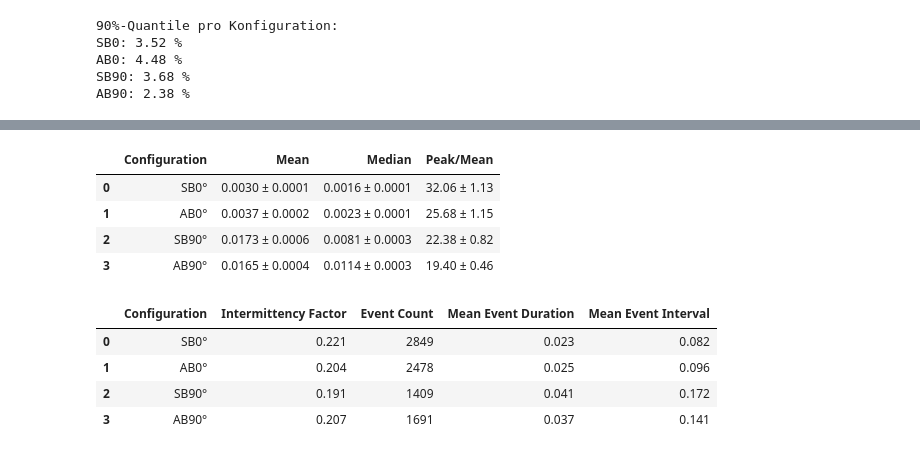
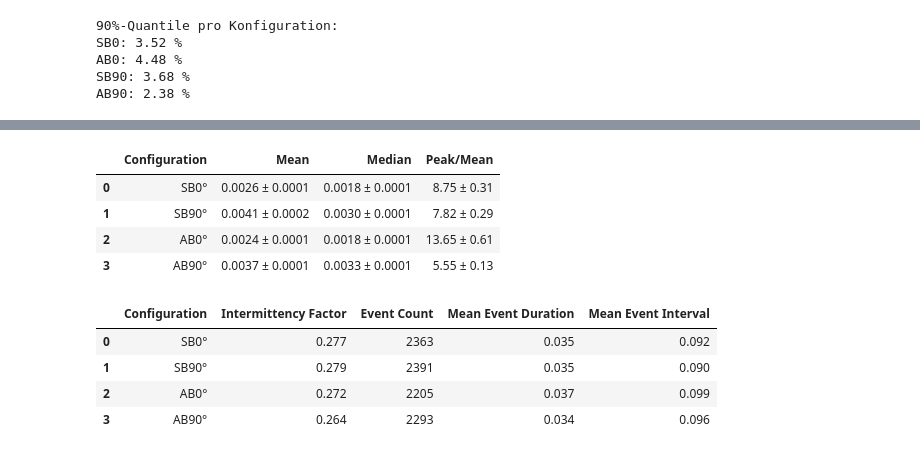
Before and after one commit to noradoralaexploradora/windtunnelsofware, a Jupyter notebook: DataAnalysis.ipynb, the cells around one changed output, grey strips where cells are left out. Cells and saved outputs as stored; diff of their text form; code cells hidden in the pictures.

```diff
--- a/DataAnalysis.ipynb
+++ b/DataAnalysis.ipynb
@@ -686,3 +694,13 @@ plt.show()
+# %%
+# choose files
+files_analysis = [
+"UBA_thesis_061.ts#0",
+"UBA_thesis_012.ts#0",
+"UBA_thesis_041.ts#0",
+"UBA_thesis_027.ts#0"]
+
+ts_list = [conc_ts[namelist[0]][f] for f in files_analysis]
+labels = [ts.config_name for ts in ts_list]
 # %%
 from scipy import stats
 from windtunnel.concentration.CompareDatasets import create_boxplot
@@ -781,15 +815,4 @@ Boxplot gespeichert unter: /Users/norakaiser/Masterthesis/WTSoftwareUtilitiesSha
 # %%
-files_for_table = [
-    "UBA_thesis_060.ts#0",
-    "UBA_thesis_011.ts#0",
-    "UBA_thesis_040.ts#0",
-    "UBA_thesis_026.ts#0"
-]
-
-# Zeitserien laden
-ts_list = [conc_ts[namelist[0]][f] for f in files_for_table]
-labels = [ts.config_name for ts in ts_list]
-
 # --- Statistik-Tabelle ---
 table_stats = []
 table_intermittency = []
@@ -825,41 +848,41 @@ for ts, lbl in zip(ts_list, labels):
     intermittency = ts.calculate_intermittency(
         dimensionless=True,
         threshold_type='ratio',
         threshold_method='mean',
         threshold_factor=1.5
     )
 
     # Tabelle 2: Intermittency
     table_intermittency.append({
         "Configuration": lbl,
         "Intermittency Factor": f"{intermittency['intermittency_factor']:.3f}",
         "Event Count": intermittency['event_count'],
         "Mean Event Duration": f"{intermittency['mean_event_duration']:.3f}",
         "Mean Event Interval": f"{intermittency['mean_event_interval']:.3f}"
     })
 
 # DataFrames erstellen
 df_stats = pd.DataFrame(table_stats)
 df_intermittency = pd.DataFrame(table_intermittency)
 
 # CSV-Dateien speichern
 df_stats.to_csv(f"{output_path}/stats_{point_name}.csv", index=False)
 df_intermittency.to_csv(f"{output_path}/stats_intermittency_{point_name}.csv", index=False)
 
 # Anzeige (optional)
 display(df_stats)
 display(df_intermittency)
 # %% [output]
 |  | Configuration | Mean | Median | Peak/Mean |
-| 0 | SB0° | 0.0030 ± 0.0001 | 0.0016 ± 0.0001 | 32.06 ± 1.13 |
-| 1 | AB0° | 0.0037 ± 0.0002 | 0.0023 ± 0.0001 | 25.68 ± 1.15 |
-| 2 | SB90° | 0.0173 ± 0.0006 | 0.0081 ± 0.0003 | 22.38 ± 0.82 |
-| 3 | AB90° | 0.0165 ± 0.0004 | 0.0114 ± 0.0003 | 19.40 ± 0.46 |
+| 0 | SB0° | 0.0026 ± 0.0001 | 0.0018 ± 0.0001 | 8.75 ± 0.31 |
+| 1 | SB90° | 0.0041 ± 0.0002 | 0.0030 ± 0.0001 | 7.82 ± 0.29 |
+| 2 | AB0° | 0.0024 ± 0.0001 | 0.0018 ± 0.0001 | 13.65 ± 0.61 |
+| 3 | AB90° | 0.0037 ± 0.0001 | 0.0033 ± 0.0001 | 5.55 ± 0.13 |
 |  | Configuration | Intermittency Factor | Event Count | Mean Event Duration | Mean Event Interval |
-| 0 | SB0° | 0.221 | 2849 | 0.023 | 0.082 |
-| 1 | AB0° | 0.204 | 2478 | 0.025 | 0.096 |
-| 2 | SB90° | 0.191 | 1409 | 0.041 | 0.172 |
-| 3 | AB90° | 0.207 | 1691 | 0.037 | 0.141 |
+| 0 | SB0° | 0.277 | 2363 | 0.035 | 0.092 |
+| 1 | SB90° | 0.279 | 2391 | 0.035 | 0.090 |
+| 2 | AB0° | 0.272 | 2205 | 0.037 | 0.099 |
+| 3 | AB90° | 0.264 | 2293 | 0.034 | 0.096 |
 # %%
 file1 = "UBA_thesis_001.ts#2"
 file2 = "UBA_thesis_036.ts#0"
```
Also changed, not shown: parts of 14 cells of this notebook, 1 other file.
